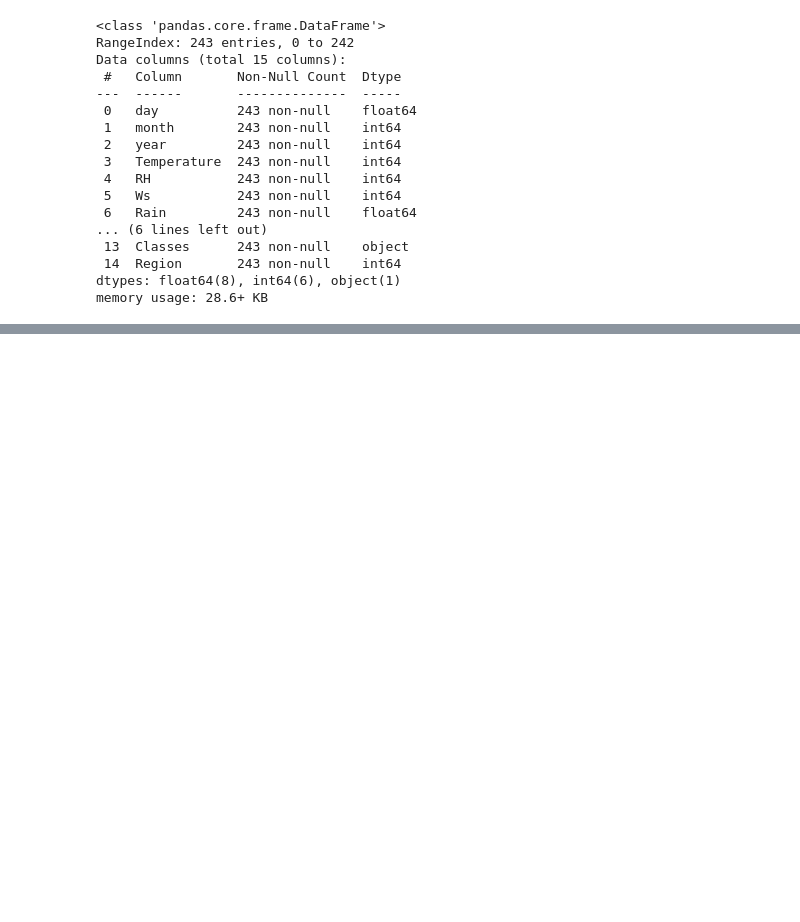
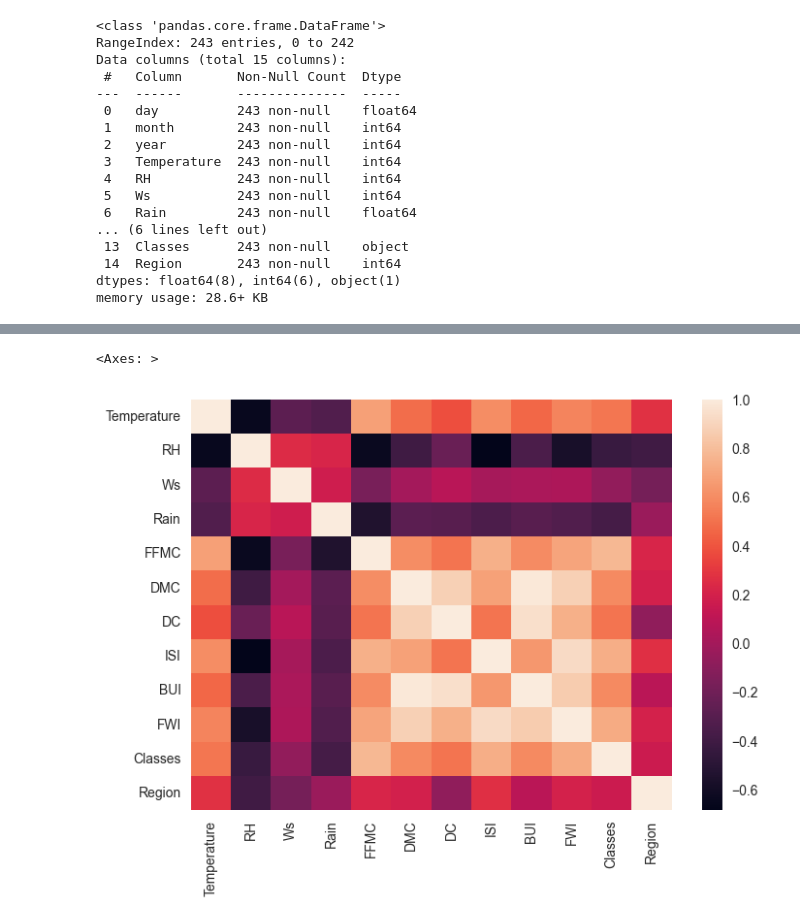
Before and after one commit to akshat-shethia/Udemy-Data-Science-Krish-Naik, a Jupyter notebook: 4-Ridge Lasso And Elasticnet/My_Practical_Files/Ridge_Lasso.ipynb, the cells around one changed output, grey strips where cells are left out. Cells and saved outputs as stored; diff of their text form; code cells hidden in the pictures; blank space fills up the shorter version.

```diff
--- a/4-Ridge Lasso And Elasticnet/My_Practical_Files/Ridge_Lasso.ipynb
+++ b/4-Ridge Lasso And Elasticnet/My_Practical_Files/Ridge_Lasso.ipynb
@@ -283,0 +368,5 @@ df.describe()
+# %%
+sns.heatmap(correlation)
+# %% [output]
+<Axes: >
+[figure, added]
```
Also changed, not shown: parts of 21 cells of this notebook, 1 other file.
